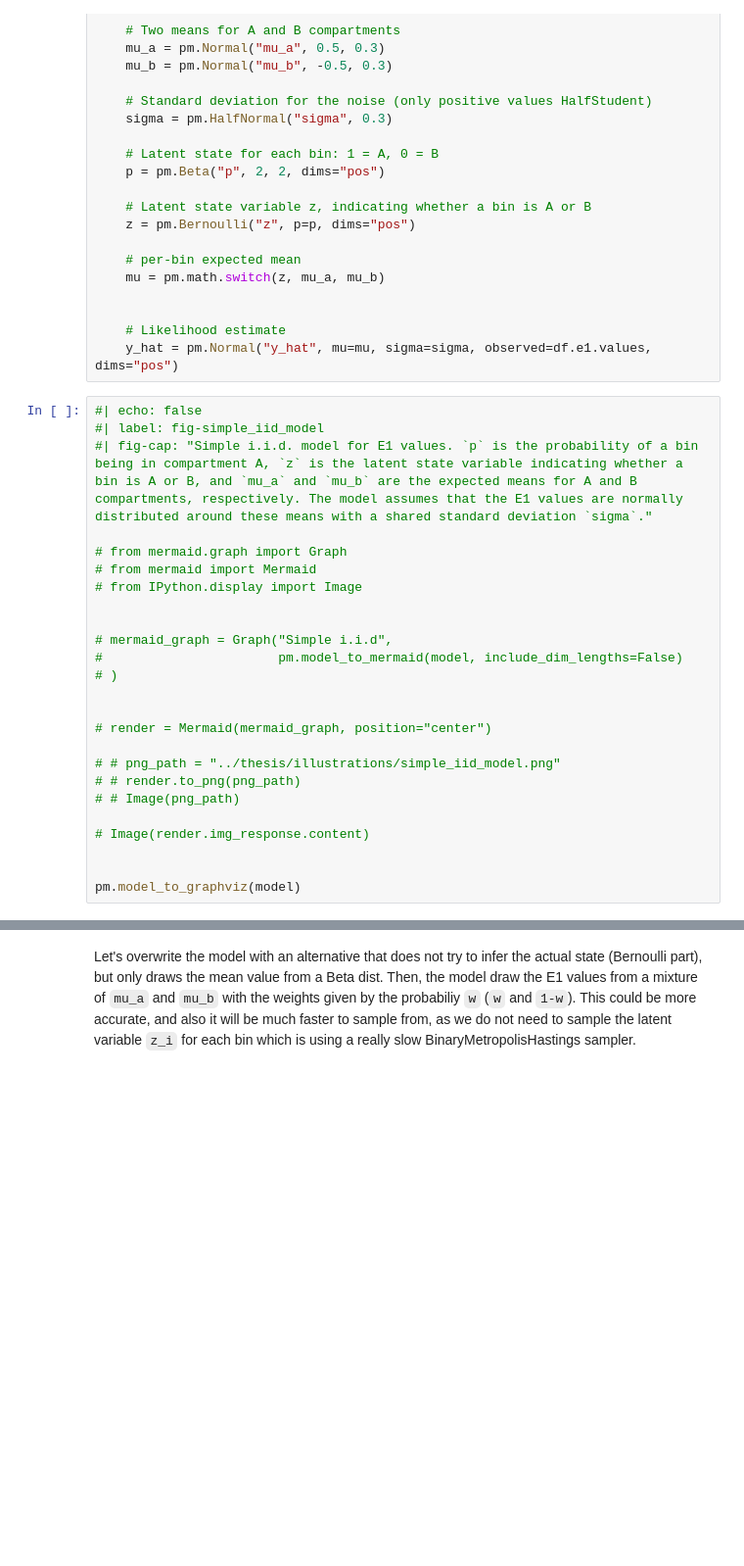
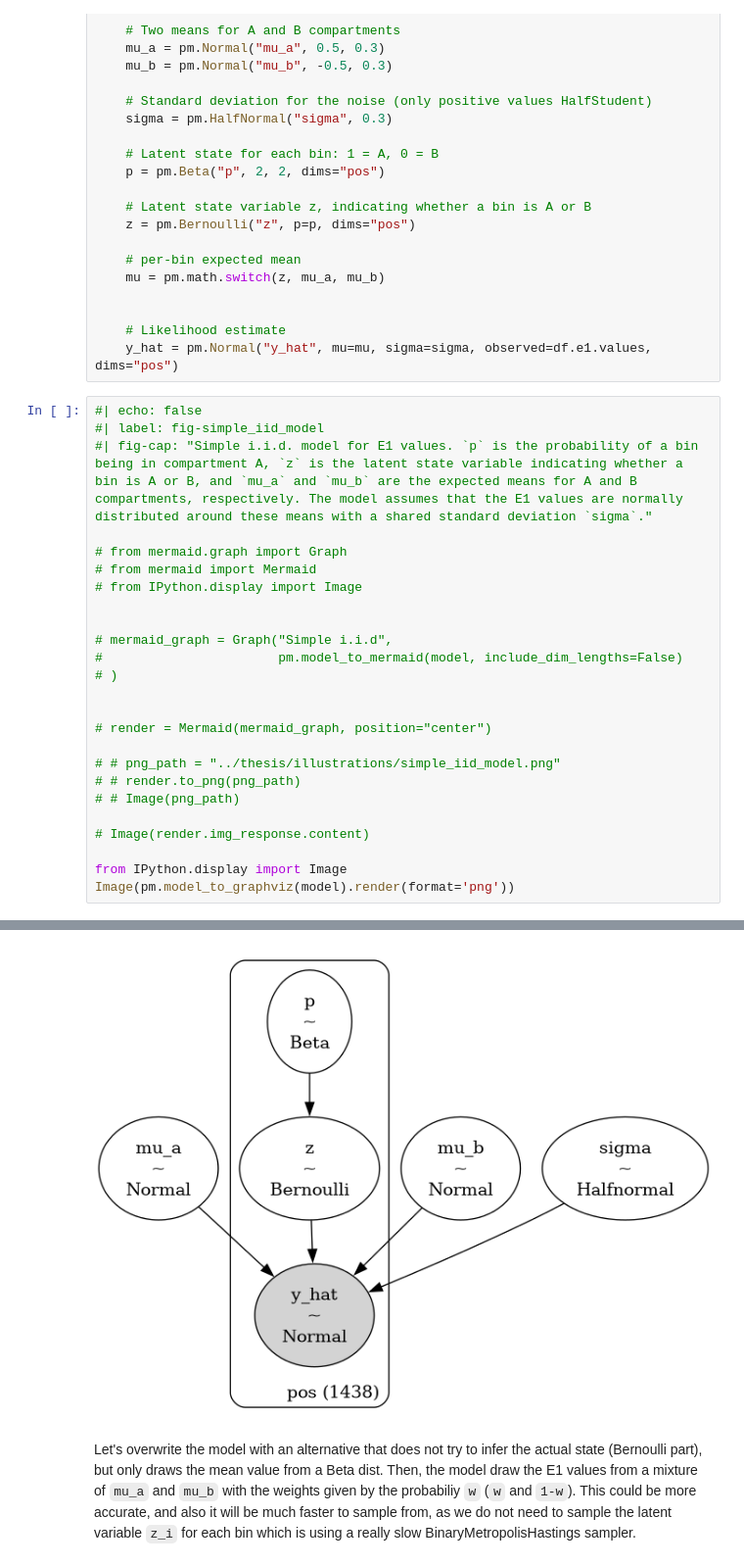
Before and after one commit to munch-group/hic-compartment-borders, a Jupyter notebook: notebooks/02_PyMC_independent_bins.ipynb, the cells around one changed output, grey strips where cells are left out. Shown at 98% size. Cells and saved outputs as stored; diff of their text form; blank space fills up the shorter version.

```diff
--- a/notebooks/02_PyMC_independent_bins.ipynb
+++ b/notebooks/02_PyMC_independent_bins.ipynb
@@ -286,6 +286,6 @@ with pm.Model(coords=coords) as model:
 
 # Image(render.img_response.content)
 
-
-pm.model_to_graphviz(model)
+from IPython.display import Image
+Image(pm.model_to_graphviz(model).render(format='png'))
 # %% [output]
@@ -293,3 +292,4 @@ pm.model_to_graphviz(model)
+[figure, added]
 # %% [markdown]
 Let's overwrite the model with an alternative that does not try to infer the actual state (Bernoulli part), but only draws the mean value from a Beta dist. Then, the model draw the E1 values from a mixture of `mu_a` and `mu_b` with the weights given by the probabiliy `w` (`w` and `1-w`). This could be more accurate, and also it will be much faster to sample from, as we do not need to sample the latent variable `z_i` for each bin which is using a really slow BinaryMetropolisHastings sampler.
 # %%
```
Also changed, not shown: parts of 5 cells of this notebook, 2 other files.
